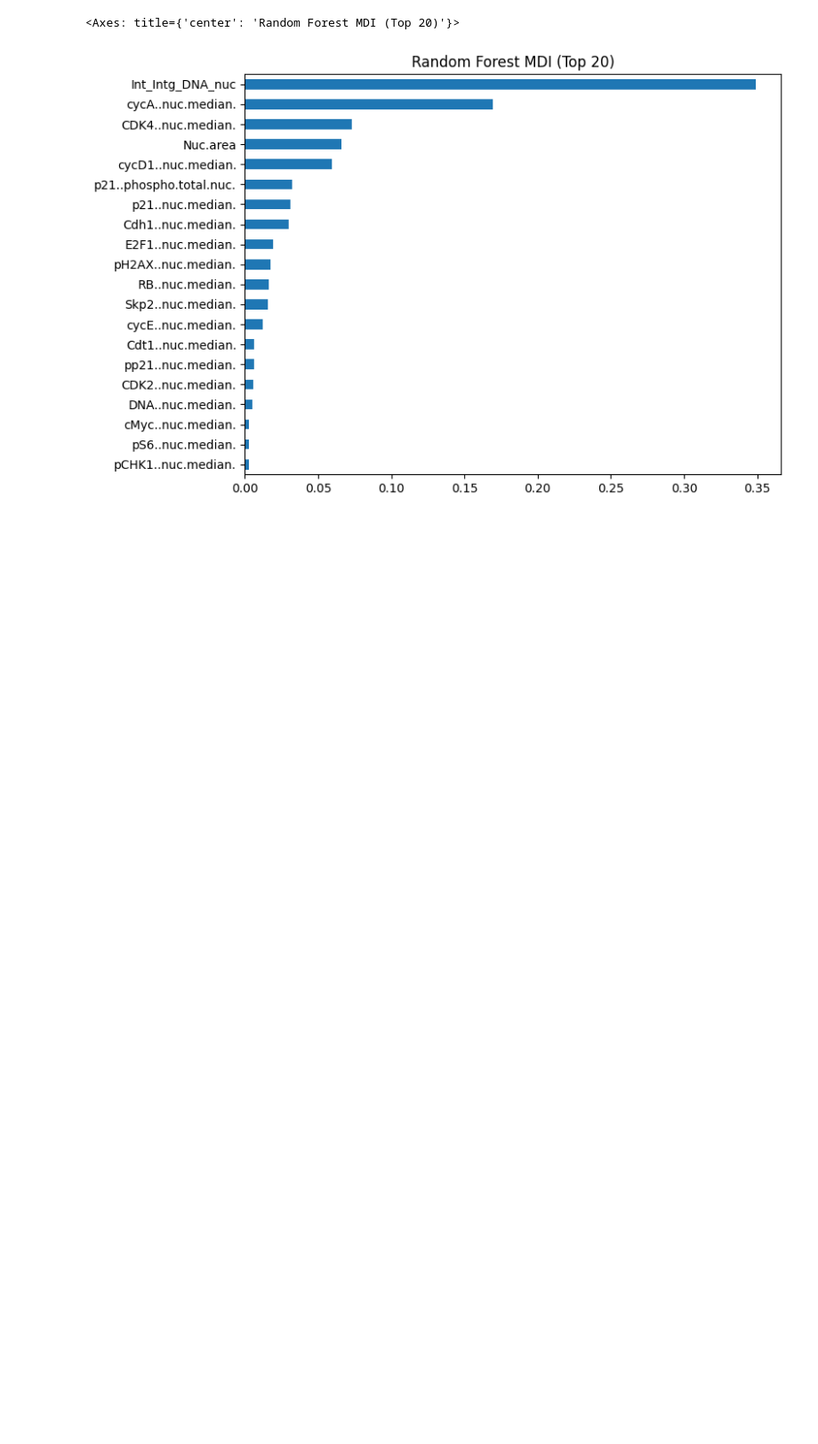
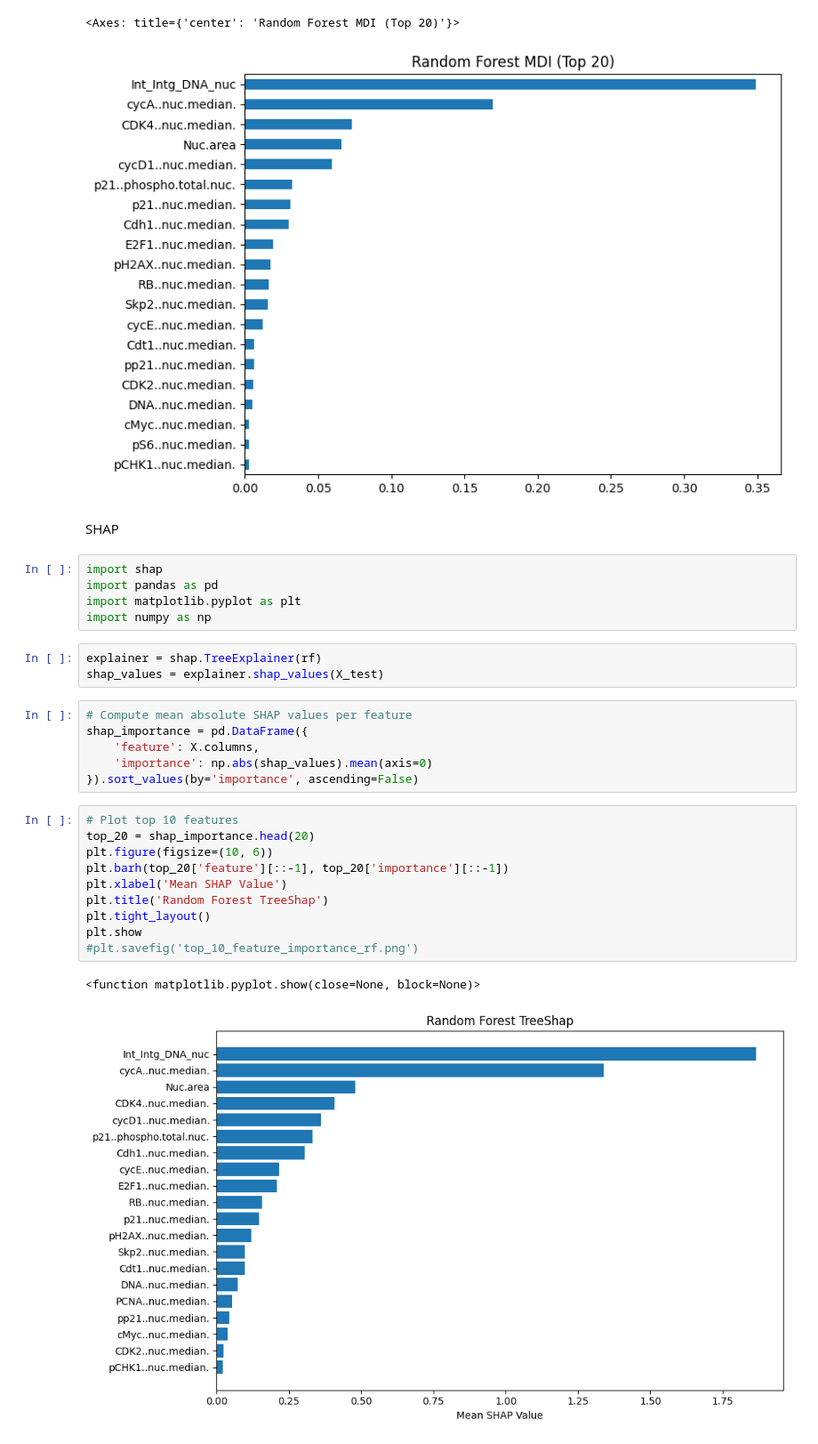
Before and after one commit to mariahgloehr/IICD, a Jupyter notebook: Benchmarks/RF/rf_regression.ipynb, the cells around one changed output. Shown at 89% size. Drawn from its saved outputs; the diff is of its cells as text; blank space fills up the shorter version.

Commit message:
rf shap importance

```diff
--- a/Benchmarks/RF/rf_regression.ipynb
+++ b/Benchmarks/RF/rf_regression.ipynb
@@ -309,3 +309,32 @@ rf_importances_sorted.head(20).iloc[::-1].plot(kind='barh', figsize=(8, 6), titl
 # %% [output]
 <Axes: title={'center': 'Random Forest MDI (Top 20)'}>
 [figure]
+# %% [markdown]
+SHAP
+# %%
+import shap
+import pandas as pd
+import matplotlib.pyplot as plt
+import numpy as np
+# %%
+explainer = shap.TreeExplainer(rf)
+shap_values = explainer.shap_values(X_test)
+# %%
+# Compute mean absolute SHAP values per feature
+shap_importance = pd.DataFrame({
+    'feature': X.columns,
+    'importance': np.abs(shap_values).mean(axis=0)
+}).sort_values(by='importance', ascending=False)
+# %%
+# Plot top 10 features
+top_20 = shap_importance.head(20)
+plt.figure(figsize=(10, 6))
+plt.barh(top_20['feature'][::-1], top_20['importance'][::-1])
+plt.xlabel('Mean SHAP Value')
+plt.title('Random Forest TreeShap')
+plt.tight_layout()
+plt.show
+#plt.savefig('top_10_feature_importance_rf.png')
+# %% [output]
+<function matplotlib.pyplot.show(close=None, block=None)>
+[figure, added]
```
Also changed, not shown: 4 other files.
